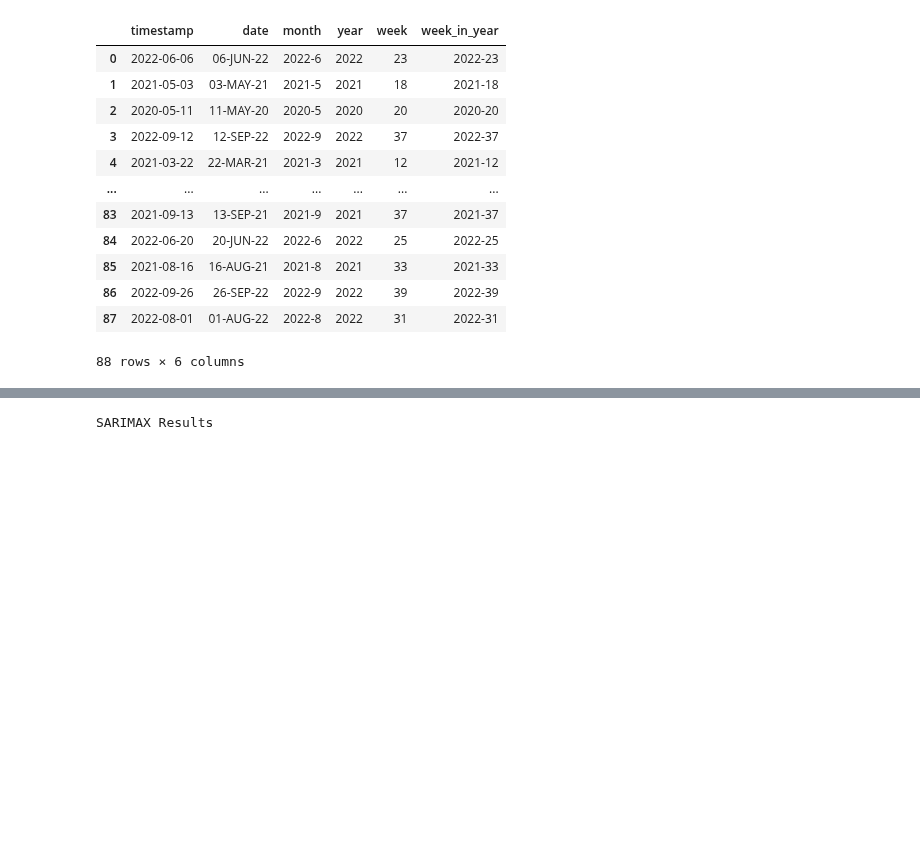
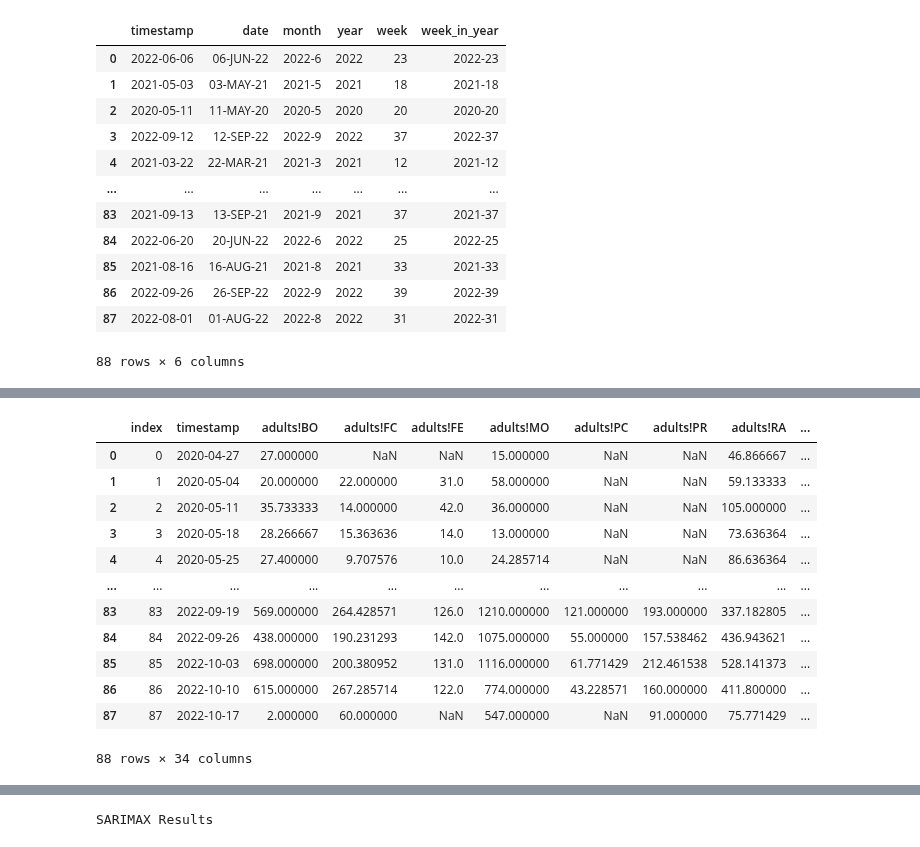
Before and after one commit to big-unibo/explain, a Jupyter notebook: intentional/src/main/python/predict.ipynb, the cells around one changed output, grey strips where cells are left out. Drawn from its saved outputs; the diff is of its cells as text; code cells hidden in the pictures; blank space fills up the shorter version.

Commit message:
working on pivoting

```diff
--- a/intentional/src/main/python/predict.ipynb
+++ b/intentional/src/main/python/predict.ipynb
@@ -88,13 +96,15 @@ df
 # %%
 # Replace 'your_table' with the actual table name
-query = "SELECT t.province, d.week_in_year, f.* FROM cimice_ft_captures f, cimice_dt_trap t, cimice_dt_time d where t.gid = f.gid and province='FC' and f.timestamp = d.timestamp"
+query = """
+SELECT t.province, f.timestamp, sum(adults) as adults, sum(small_instars) as small_instars, sum(large_instars) as large_instars, sum(total_captures) as total_captures
+FROM cimice_ft_captures f, cimice_dt_trap t, cimice_dt_time d
+WHERE t.gid = f.gid and f.timestamp = d.timestamp
+GROUP BY t.province, f.timestamp
+"""
+
 df = pd.read_sql(query, engine)
-df = df.drop(['gid'], axis=1)
-print(df.columns)
-df = df.groupby(['province', 'week_in_year']).mean().reset_index()
 df["timestamp"] = pd.to_datetime(df["timestamp"], unit="s")
-df.set_index('timestamp', inplace=True)
-# df.index = pd.DatetimeIndex(df.index).to_period('W')
-df.index = pd.DatetimeIndex(df.index).to_period('D')
+# df.set_index('timestamp', inplace=True)
+# df.index = pd.DatetimeIndex(df.index).to_period('D')
 df
 # %% [output]
@@ -141,0 +208,27 @@ memory usage: 14.1+ KB
+# %%
+def mypivot(df, date_attr, columns, values, target_measure, impute=False):
+    df = df.pivot_table(index=date_attr, columns=columns, values=values, aggfunc='sum')
+    df.columns = [f'{col[0]}!{col[1]}' if col[1] else col[0] for col in df.columns]
+    df.reset_index(level=df.index.names, inplace=True)
+
+    if impute:
+        for x in [x for x in df.columns if "!" in x and target_measure not in x]:
+            df[x] = df[x].fillna(df[x].median())
+    return df
+
+pdf = mypivot(df.copy(deep=True), "timestamp", ["province"], ["adults", "total_captures", "small_instars", "large_instars"], "adults", impute=True).reset_index()
+pdf
+# %% [output]
+|  | index | timestamp | adults!BO | adults!FC | adults!FE | adults!MO | adults!PC | adults!PR | adults!RA | ... |
+| 0 | 0 | 2020-04-27 | 27.000000 | NaN | NaN | 15.000000 | NaN | NaN | 46.866667 | ... |
+| 1 | 1 | 2020-05-04 | 20.000000 | 22.000000 | 31.0 | 58.000000 | NaN | NaN | 59.133333 | ... |
+| 2 | 2 | 2020-05-11 | 35.733333 | 14.000000 | 42.0 | 36.000000 | NaN | NaN | 105.000000 | ... |
+| 3 | 3 | 2020-05-18 | 28.266667 | 15.363636 | 14.0 | 13.000000 | NaN | NaN | 73.636364 | ... |
+| 4 | 4 | 2020-05-25 | 27.400000 | 9.707576 | 10.0 | 24.285714 | NaN | NaN | 86.636364 | ... |
+| ... | ... | ... | ... | ... | ... | ... | ... | ... | ... | ... |
+| 83 | 83 | 2022-09-19 | 569.000000 | 264.428571 | 126.0 | 1210.000000 | 121.000000 | 193.000000 | 337.182805 | ... |
+| 84 | 84 | 2022-09-26 | 438.000000 | 190.231293 | 142.0 | 1075.000000 | 55.000000 | 157.538462 | 436.943621 | ... |
+| 85 | 85 | 2022-10-03 | 698.000000 | 200.380952 | 131.0 | 1116.000000 | 61.771429 | 212.461538 | 528.141373 | ... |
+| 86 | 86 | 2022-10-10 | 615.000000 | 267.285714 | 122.0 | 774.000000 | 43.228571 | 160.000000 | 411.800000 | ... |
+| 87 | 87 | 2022-10-17 | 2.000000 | 60.000000 | NaN | 547.000000 | NaN | 91.000000 | 75.771429 | ... |
+88 rows × 34 columns
```
Also changed, not shown: parts of 9 cells of this notebook.
